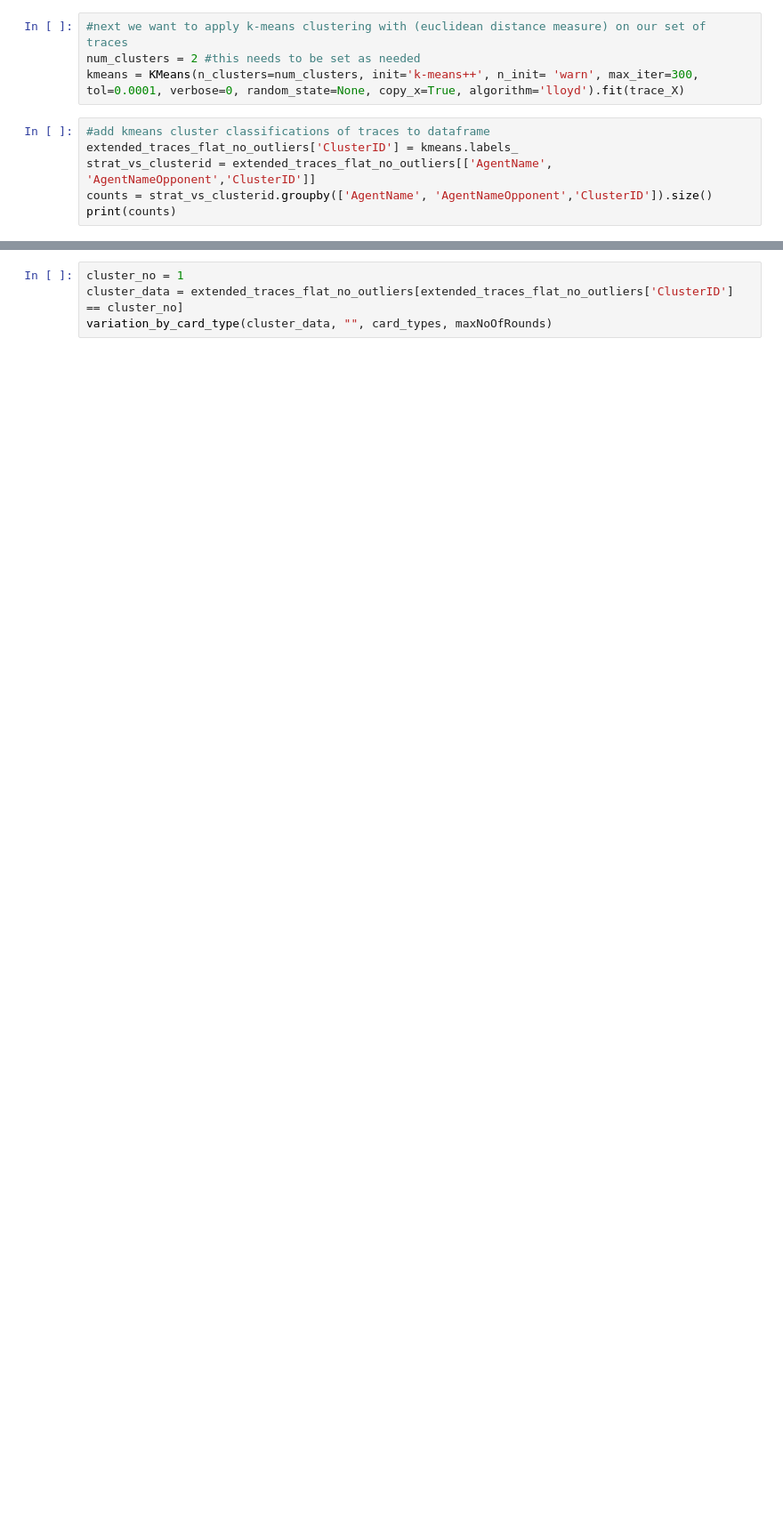
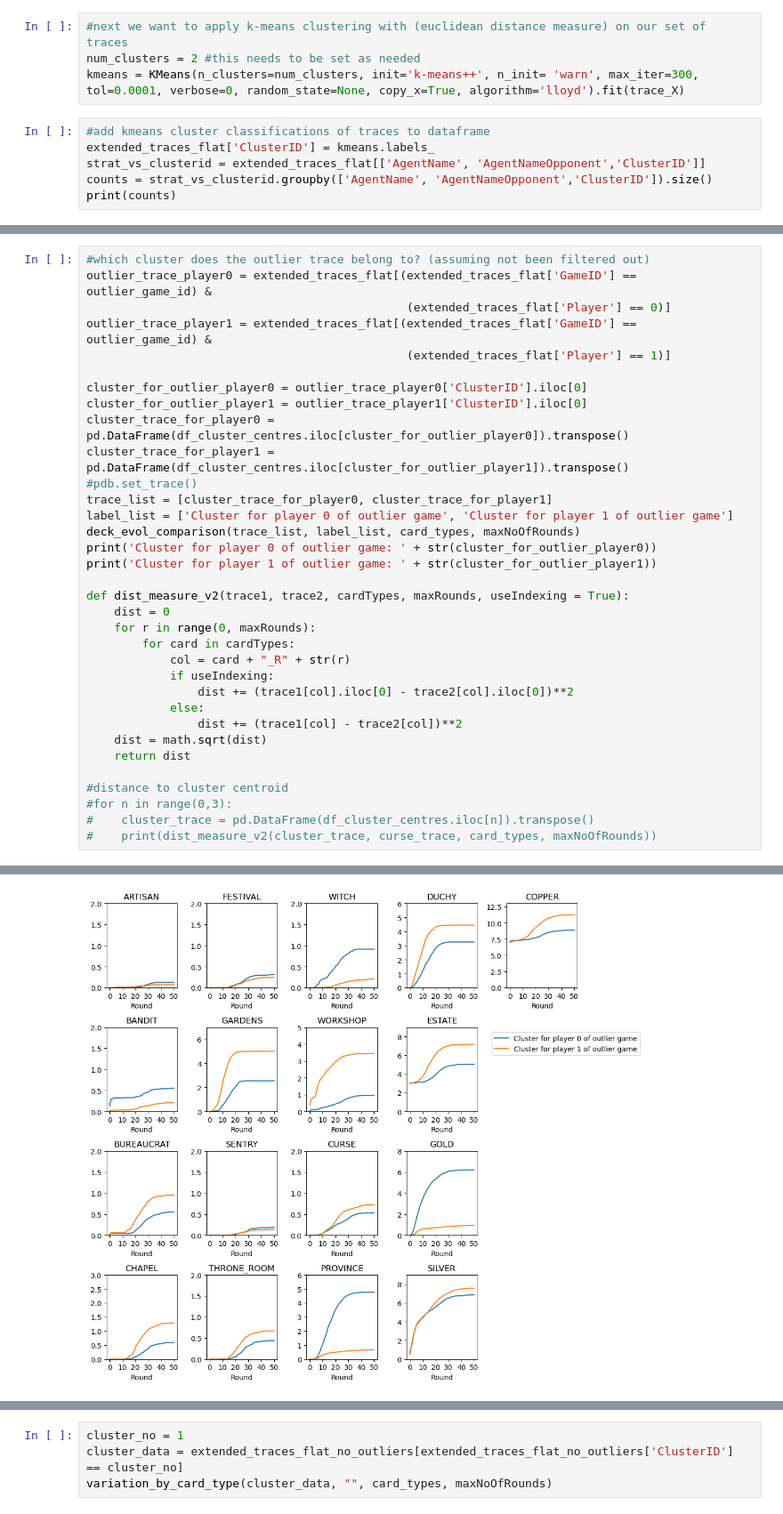
Before and after one commit to owenant/DominionPlayTraceClustering, a Jupyter notebook: PlayTraceAnalysisFromTAGOrPlayerLogs_Kmeans.ipynb, the cells around one changed output, grey strips where cells are left out. Shown at 89% size. Drawn from its saved outputs; the diff is of its cells as text; blank space fills up the shorter version.

```diff
--- a/PlayTraceAnalysisFromTAGOrPlayerLogs_Kmeans.ipynb
+++ b/PlayTraceAnalysisFromTAGOrPlayerLogs_Kmeans.ipynb
@@ -600,8 +597,8 @@ num_clusters = 2 #this needs to be set as needed
 kmeans = KMeans(n_clusters=num_clusters, init='k-means++', n_init= 'warn', max_iter=300, tol=0.0001, verbose=0, random_state=None, copy_x=True, algorithm='lloyd').fit(trace_X)
 # %%
 #add kmeans cluster classifications of traces to dataframe
-extended_traces_flat_no_outliers['ClusterID'] = kmeans.labels_
-strat_vs_clusterid = extended_traces_flat_no_outliers[['AgentName', 'AgentNameOpponent','ClusterID']]
+extended_traces_flat['ClusterID'] = kmeans.labels_
+strat_vs_clusterid = extended_traces_flat[['AgentName', 'AgentNameOpponent','ClusterID']]
 counts = strat_vs_clusterid.groupby(['AgentName', 'AgentNameOpponent','ClusterID']).size()
 print(counts)
 # %% [output]
@@ -689,0 +643,35 @@ deck_evol_comparison(trace_list, label_list, card_types, maxNoOfRounds)
+# %%
+#which cluster does the outlier trace belong to? (assuming not been filtered out)
+outlier_trace_player0 = extended_traces_flat[(extended_traces_flat['GameID'] == outlier_game_id) &
+                                              (extended_traces_flat['Player'] == 0)]
+outlier_trace_player1 = extended_traces_flat[(extended_traces_flat['GameID'] == outlier_game_id) &
+                                              (extended_traces_flat['Player'] == 1)]
+
+cluster_for_outlier_player0 = outlier_trace_player0['ClusterID'].iloc[0]
+cluster_for_outlier_player1 = outlier_trace_player1['ClusterID'].iloc[0]
+cluster_trace_for_player0 = pd.DataFrame(df_cluster_centres.iloc[cluster_for_outlier_player0]).transpose()
+cluster_trace_for_player1 = pd.DataFrame(df_cluster_centres.iloc[cluster_for_outlier_player1]).transpose()
+#pdb.set_trace()
+trace_list = [cluster_trace_for_player0, cluster_trace_for_player1]
+label_list = ['Cluster for player 0 of outlier game', 'Cluster for player 1 of outlier game']
+deck_evol_comparison(trace_list, label_list, card_types, maxNoOfRounds)
+print('Cluster for player 0 of outlier game: ' + str(cluster_for_outlier_player0))
+print('Cluster for player 1 of outlier game: ' + str(cluster_for_outlier_player1))
+
+def dist_measure_v2(trace1, trace2, cardTypes, maxRounds, useIndexing = True):
+    dist = 0
+    for r in range(0, maxRounds):
+        for card in cardTypes:
+            col = card + "_R" + str(r)
+            if useIndexing:
+                dist += (trace1[col].iloc[0] - trace2[col].iloc[0])**2
+            else:
+                dist += (trace1[col] - trace2[col])**2
+    dist = math.sqrt(dist)
+    return dist
+
+#distance to cluster centroid
+#for n in range(0,3):
+#    cluster_trace = pd.DataFrame(df_cluster_centres.iloc[n]).transpose()
+#    print(dist_measure_v2(cluster_trace, curse_trace, card_types, maxNoOfRounds))
+# %% [output]
@@ -689,0 +680 @@ deck_evol_comparison(trace_list, label_list, card_types, maxNoOfRounds)
+[figure, added]
```
Also changed, not shown: parts of 42 cells of this notebook.
